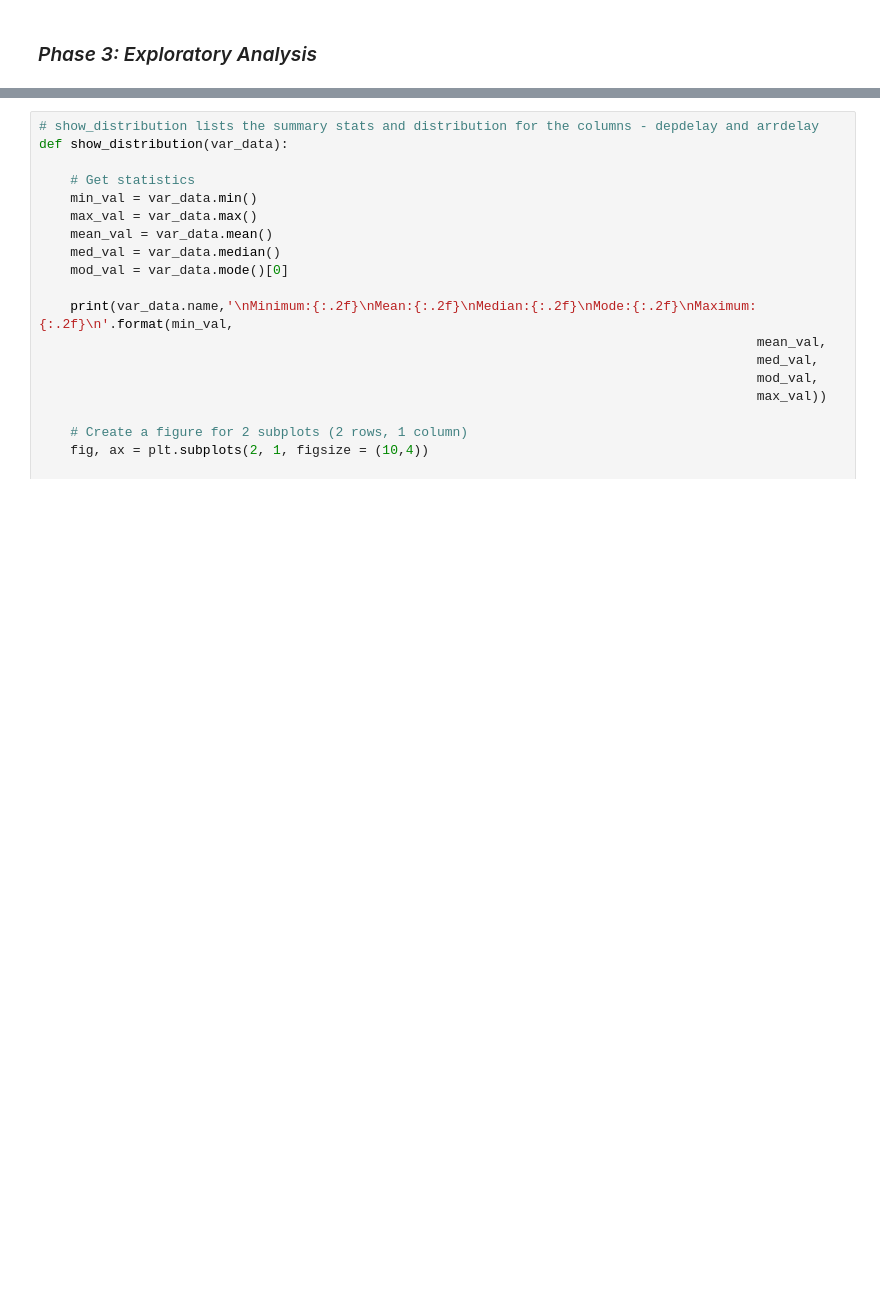
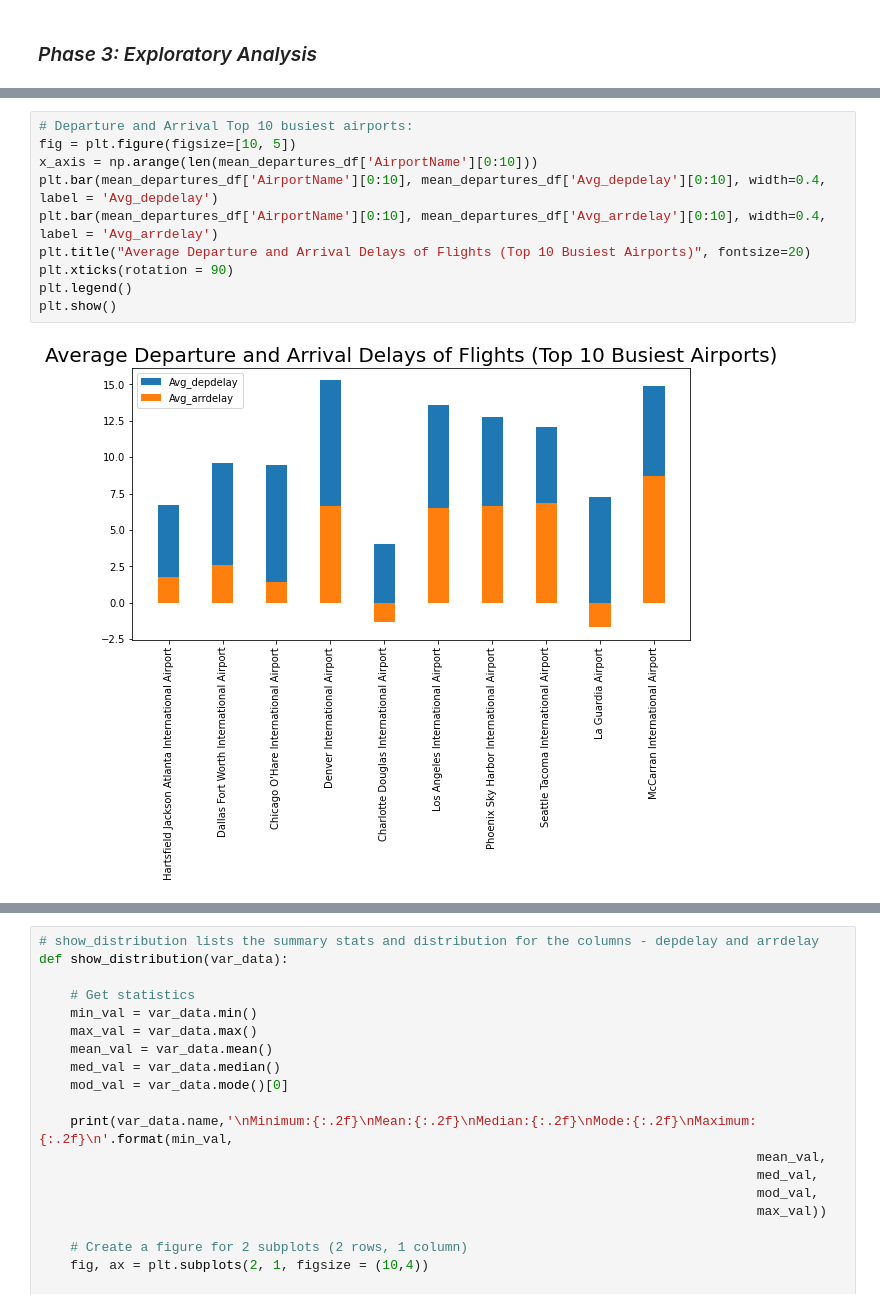
Before and after one commit to Ramachandranmu/Flight_Data, a Jupyter notebook: Flight_Data_Analysis.ipynb, the cells around one changed output, grey strips where cells are left out. Saved outputs shown, nothing was run; the diff lists cells and outputs as text; blank space fills up the shorter version.

```diff
--- a/Flight_Data_Analysis.ipynb
+++ b/Flight_Data_Analysis.ipynb
@@ -252,0 +364,12 @@ df_airline_stats
+# %%
+# Departure and Arrival Top 10 busiest airports:
+fig = plt.figure(figsize=[10, 5])
+x_axis = np.arange(len(mean_departures_df['AirportName'][0:10]))
+plt.bar(mean_departures_df['AirportName'][0:10], mean_departures_df['Avg_depdelay'][0:10], width=0.4, label = 'Avg_depdelay')
+plt.bar(mean_departures_df['AirportName'][0:10], mean_departures_df['Avg_arrdelay'][0:10], width=0.4, label = 'Avg_arrdelay')
+plt.title("Average Departure and Arrival Delays of Flights (Top 10 Busiest Airports)", fontsize=20)
+plt.xticks(rotation = 90)
+plt.legend()
+plt.show()
+# %% [output]
+[figure, added]
```
Also changed, not shown: parts of 46 cells of this notebook.
